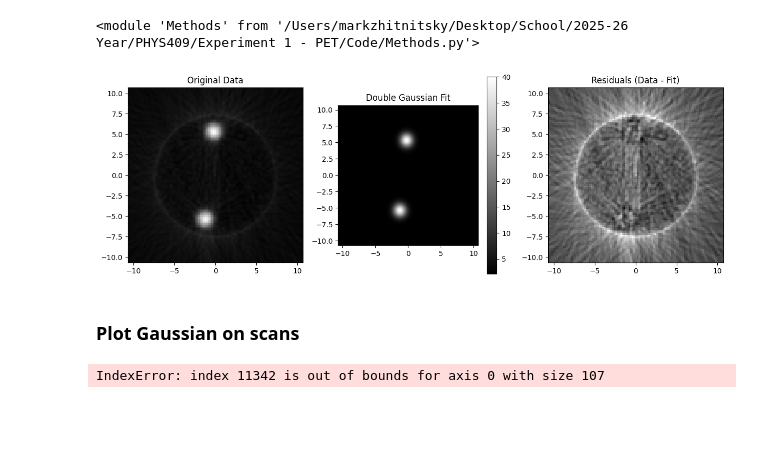
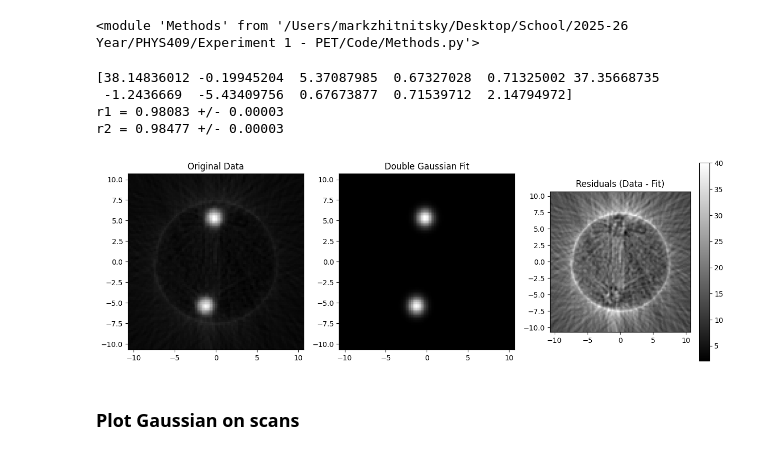
Before and after one commit to MarkZhit/PHYS409-PET, a Jupyter notebook: FitGaussian.ipynb, the cells around one changed output. Drawn from its saved outputs; the diff is of its cells as text; code cells hidden in the pictures; blank space fills up the shorter version.

```diff
--- a/FitGaussian.ipynb
+++ b/FitGaussian.ipynb
@@ -48,49 +49,83 @@ popt, pcov = curve_fit(m.double_gaussian_2d, position, ydata, p0=initial_guess)
 # 1. Use popt to generate the fitted data
 # We reuse the xdata (flattened meshgrid) from the fit
 y_fit_flat = m.double_gaussian_2d(position, *popt)
+# a1, x1, y1, sx1, sy1, a2, x2, y2, sx2, sy2, offset = popt
+# print(popt)
+sx1 = popt[3]
+sy1 = popt[4]
+sx2 = popt[8]
+sy2 = popt[9]
+usx1 = pcov[3][3]
+usy1 = pcov[4][4]
+usx2 = pcov[8][8]
+usy2 = pcov[9][9]
+
+r1 = np.sqrt(sx1**2 + sy1**2)
+r2 = np.sqrt(sx2**2 + sy2**2)
+ur1 = r1 * np.sqrt(usx1**2 * 2 + usy1**2 * 2)
+ur2 = r2 * np.sqrt(usx2**2 * 2 + usy2**2 * 2)
+
+if ur2 > 0:
+    precision2 = -int(math.floor(math.log10(abs(ur2))))
+else:
+    precision2 = 2 # Default fallback
+
+if ur1 > 0:
+    precision1 = -int(math.floor(math.log10(abs(ur1))))
+else:
+    precision1 = 2 # Default fallback
+
+print(f"r1 = {r1:.{precision1}f} +/- {ur1:.{precision1}f}")
+print(f"r2 = {r2:.{precision2}f} +/- {ur2:.{precision2}f}")
 
 # 2. Reshape it back to the original 2D dimensions
 # ny, nx were defined during your meshgrid creation
 fit_image = y_fit_flat.reshape(recon_distance.size, recon_distance.size)
 
 fig, ax = plt.subplots(1, 3, figsize=(15, 5))
 
 # Plot Original Data
 im0 = ax[0].imshow(recon, origin="lower",extent=[
             recon_distance[0], recon_distance[-1],
             recon_distance[0], recon_distance[-1]],
         cmap="gray")
 ax[0].set_title("Original Data")
 
 # Plot the Fit
 im1 = ax[1].imshow(fit_image, origin="lower", extent=[
             recon_distance[0], recon_distance[-1],
             recon_distance[0], recon_distance[-1]],
         cmap="gray")
 ax[1].set_title("Double Gaussian Fit")
 
 # Plot Residuals (Data - Fit)
 # If the fit is good, this should look like random noise
 im2 = ax[2].imshow(recon - fit_image, origin="lower", cmap='gray', extent=[
             recon_distance[0], recon_distance[-1],
             recon_distance[0], recon_distance[-1]])
 ax[2].set_title("Residuals (Data - Fit)")
 
-plt.colorbar(im1, ax=ax[1])
+plt.colorbar(im1, ax=ax[2])
 plt.savefig("figures/Double 2D Gaussian Fit of image reconstruction")
 plt.show()
 # %% [output]
+[38.14836012 -0.19945204  5.37087985  0.67327028  0.71325002 37.35668735
+ -1.2436669  -5.43409756  0.67673877  0.71539712  2.14794972]
+r1 = 0.98083 +/- 0.00003
+r2 = 0.98477 +/- 0.00003
-[figure, old version]
+[figure, new version]
 # %% [markdown]
 ### Plot Gaussian on scans
 # %%
-dist_array, counts_array, counts_uncertainty = m.readLineScan("./data/Resolution Measurements - 2026-01-16/Jan 16, 2026, 2_22 PM, Scan1, 0_0 Deg, w_2mm.dat")
-# m.plotLineScan(dist_array, counts_array, counts_uncertainty, "Wide LineScan for W=8mm")
+dist_array, counts_array, ucounts_array = m.readLineScan("./data/Resolution Measurements - 2026-01-16/Jan 16, 2026, 2_22 PM, Scan1, 0_0 Deg, w_2mm.dat")
+# m.plotLineScan(dist_array, counts_array, ucounts_array, "Wide LineScan for W=8mm")
+x = dist_array
+y = counts_array
 
-p0 = [np.max(x), y[np.argmax(y)], 1.0, np.min(y)]
+p0 = [max(y), x[(x.size // 2)], 1.0, np.min(y)]
 
 # 4. Perform the weighted fit
-popt, pcov = curve_fit(m.gaussian_1d, dist_array, counts_array, p0=p0, sigma=counts_uncertainty)
-amp_f, mean_f, sigma_f, offset_f = popt
+popt, pcov = curve_fit(m.gaussian_1d, dist_array, counts_array, p0=p0, sigma=ucounts_array)
+# fitted_curve = m.gaussian_1d(dist_array, *popt)
+# amp_f, mean_f, sigma_f, offset_f = popt
+# uamp_f, umean_f, usigma_f, uoffset_f = np.sqrt(pcov)
-# %% [output]
-IndexError: index 11342 is out of bounds for axis 0 with size 107
```
Also changed, not shown: parts of 2 cells of this notebook, 9 other files.
